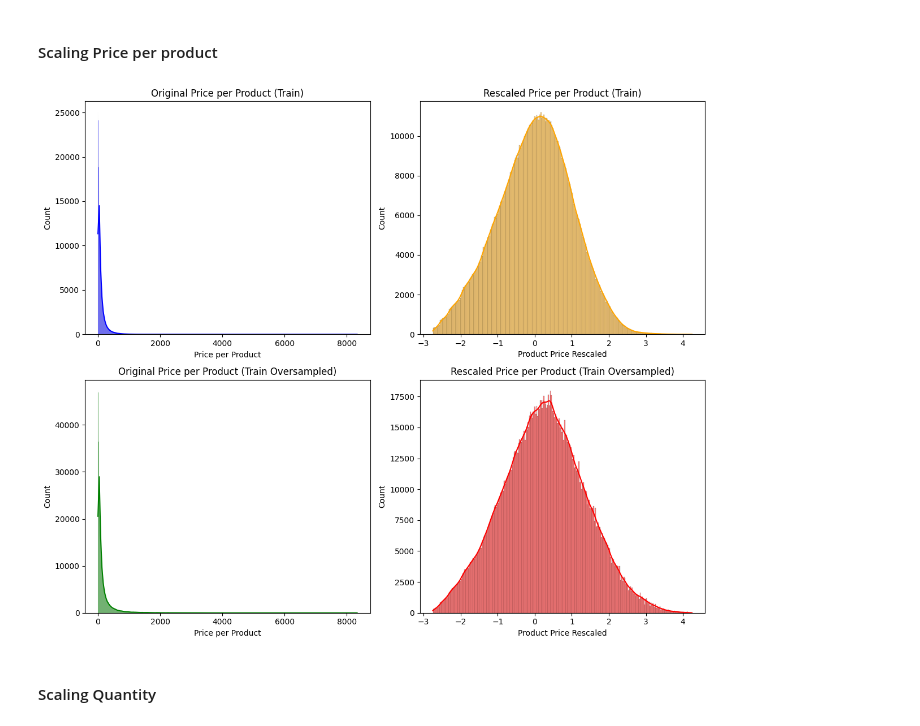
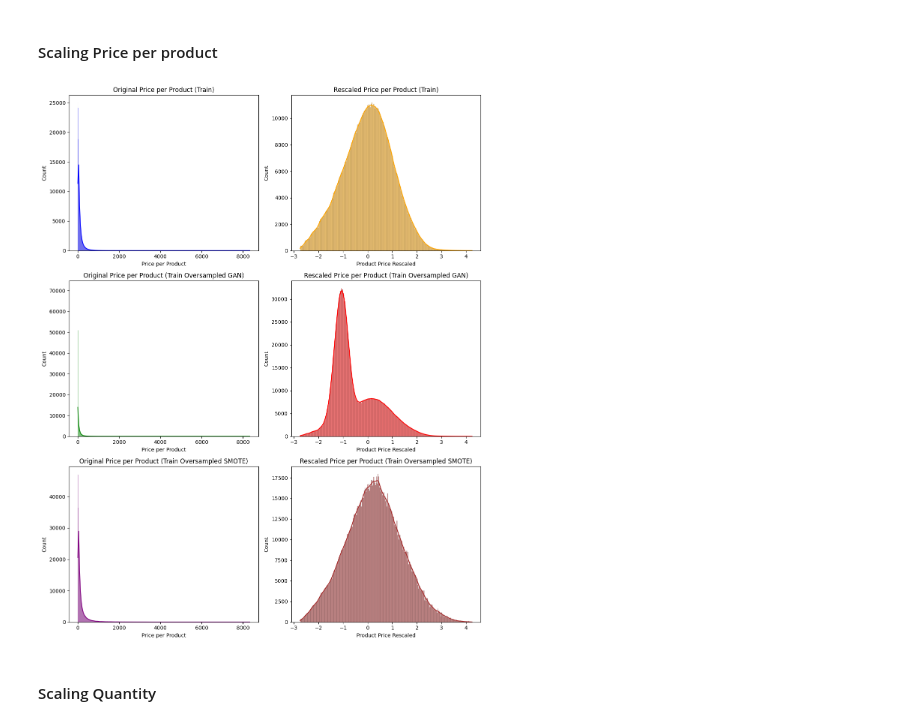
Before and after one commit to shawncch/bt4012_Group28, a Jupyter notebook: deeplearning.ipynb, the cells around one changed output. Drawn from its saved outputs; the diff is of its cells as text; code cells hidden in the pictures.

```diff
--- a/deeplearning.ipynb
+++ b/deeplearning.ipynb
@@ -410,9 +538,9 @@ scaler_account_age = StandardScaler()
 train['Account Age Rescaled'] = np.log10(train['Account Age Days'])
 train['Account Age Rescaled'] = scaler_account_age.fit_transform(train[['Account Age Rescaled']])
 
-# Apply the fitted scaler to the oversampled training set
-train_oversampled['Account Age Rescaled'] = np.log10(train_oversampled['Account Age Days'])
-train_oversampled['Account Age Rescaled'] = scaler_account_age.transform(train_oversampled[['Account Age Rescaled']])
+# Apply the fitted scaler to the GAN-oversampled training set
+train_oversampled_GAN['Account Age Rescaled'] = np.log10(train_oversampled_GAN['Account Age Days'])
+train_oversampled_GAN['Account Age Rescaled'] = scaler_account_age.transform(train_oversampled_GAN[['Account Age Rescaled']])
 
 # Apply the fitted scaler to the validation set
 val['Account Age Rescaled'] = np.log10(val['Account Age Days'])
@@ -421,4 +549,8 @@ val['Account Age Rescaled'] = scaler_account_age.transform(val[['Account Age Res
 # Apply the fitted scaler to the test set
 test['Account Age Rescaled'] = np.log10(test['Account Age Days'])
 test['Account Age Rescaled'] = scaler_account_age.transform(test[['Account Age Rescaled']])
+
+# Log transformation and scaling for the train_oversampled_SMOTE set
+train_oversampled_SMOTE['Account Age Rescaled'] = np.log10(train_oversampled_SMOTE['Account Age Days'])
+train_oversampled_SMOTE['Account Age Rescaled'] = scaler_account_age.transform(train_oversampled_SMOTE[['Account Age Rescaled']])
 # %%
@@ -462,9 +608,9 @@ scaler = StandardScaler()
 train['Product Price Rescaled'] = train['Price per product'].apply(lambda x: np.log10(x))
 train['Product Price Rescaled'] = scaler.fit_transform(train[['Product Price Rescaled']])
 
-# Rescale product price for training oversampled set
-train_oversampled['Product Price Rescaled'] = train_oversampled['Price per product'].apply(lambda x: np.log10(x))
-train_oversampled['Product Price Rescaled'] = scaler.transform(train_oversampled[['Product Price Rescaled']])
+# Rescale product price for training oversampled GAN set
+train_oversampled_GAN['Product Price Rescaled'] = train_oversampled_GAN['Price per product'].apply(lambda x: np.log10(x))
+train_oversampled_GAN['Product Price Rescaled'] = scaler.transform(train_oversampled_GAN[['Product Price Rescaled']])
 
 # Rescale product price for validation set
 val['Product Price Rescaled'] = val['Price per product'].apply(lambda x: np.log10(x))
@@ -473,39 +619,55 @@ val['Product Price Rescaled'] = scaler.transform(val[['Product Price Rescaled']]
 # Rescale product price for test set
 test['Product Price Rescaled'] = test['Price per product'].apply(lambda x: np.log10(x))
 test['Product Price Rescaled'] = scaler.transform(test[['Product Price Rescaled']])
+
+# Rescale product price for training oversampled SMOTE set
+train_oversampled_SMOTE['Product Price Rescaled'] = train_oversampled_SMOTE['Price per product'].apply(lambda x: np.log10(x))
+train_oversampled_SMOTE['Product Price Rescaled'] = scaler.transform(train_oversampled_SMOTE[['Product Price Rescaled']])
 # %%
-# Create a 2x2 grid for the plots
-fig, axes = plt.subplots(2, 2, figsize=(12, 10))
+# Create a 3x2 grid for the plots
+fig, axes = plt.subplots(3, 2, figsize=(12, 15))
 
 # Original Price per Product distribution (Train)
 sns.histplot(train['Price per product'], kde=True, color='blue', ax=axes[0, 0])
 axes[0, 0].set_xlabel('Price per Product')
 axes[0, 0].set_ylabel('Count')
 axes[0, 0].set_title('Original Price per Product (Train)')
 
 # Rescaled Price per Product distribution (Train)
 sns.histplot(train['Product Price Rescaled'], kde=True, color='orange', ax=axes[0, 1])
 axes[0, 1].set_xlabel('Product Price Rescaled')
 axes[0, 1].set_ylabel('Count')
 axes[0, 1].set_title('Rescaled Price per Product (Train)')
 
-# Original Price per Product distribution (Train Oversampled)
-sns.histplot(train_oversampled['Price per product'], kde=True, color='green', ax=axes[1, 0])
+# Original Price per Product distribution (Train Oversampled GAN)
+sns.histplot(train_oversampled_GAN['Price per product'], kde=True, color='green', ax=axes[1, 0])
 axes[1, 0].set_xlabel('Price per Product')
 axes[1, 0].set_ylabel('Count')
-axes[1, 0].set_title('Original Price per Product (Train Oversampled)')
+axes[1, 0].set_title('Original Price per Product (Train Oversampled GAN)')
 
-# Rescaled Price per Product distribution (Train Oversampled)
-sns.histplot(train_oversampled['Product Price Rescaled'], kde=True, color='red', ax=axes[1, 1])
+# Rescaled Price per Product distribution (Train Oversampled GAN)
+sns.histplot(train_oversampled_GAN['Product Price Rescaled'], kde=True, color='red', ax=axes[1, 1])
 axes[1, 1].set_xlabel('Product Price Rescaled')
 axes[1, 1].set_ylabel('Count')
-axes[1, 1].set_title('Rescaled Price per Product (Train Oversampled)')
+axes[1, 1].set_title('Rescaled Price per Product (Train Oversampled GAN)')
 
-# Adjust layout
+# Original Price per Product distribution (Train Oversampled SMOTE)
+sns.histplot(train_oversampled_SMOTE['Price per product'], kde=True, color='purple', ax=axes[2, 0])
+axes[2, 0].set_xlabel('Price per Product')
+axes[2, 0].set_ylabel('Count')
+axes[2, 0].set_title('Original Price per Product (Train Oversampled SMOTE)')
+
+# Rescaled Price per Product distribution (Train Oversampled SMOTE)
+sns.histplot(train_oversampled_SMOTE['Product Price Rescaled'], kde=True, color='brown', ax=axes[2, 1])
+axes[2, 1].set_xlabel('Product Price Rescaled')
+axes[2, 1].set_ylabel('Count')
+axes[2, 1].set_title('Rescaled Price per Product (Train Oversampled SMOTE)')
+
+# Adjust layout for better spacing
 plt.tight_layout()
 plt.show()
 # %% [output]
-[figure, old version]
+[figure, new version]
 # %% [markdown]
 #### Scaling Quantity
 # %%
```
Also changed, not shown: parts of 33 cells of this notebook.
